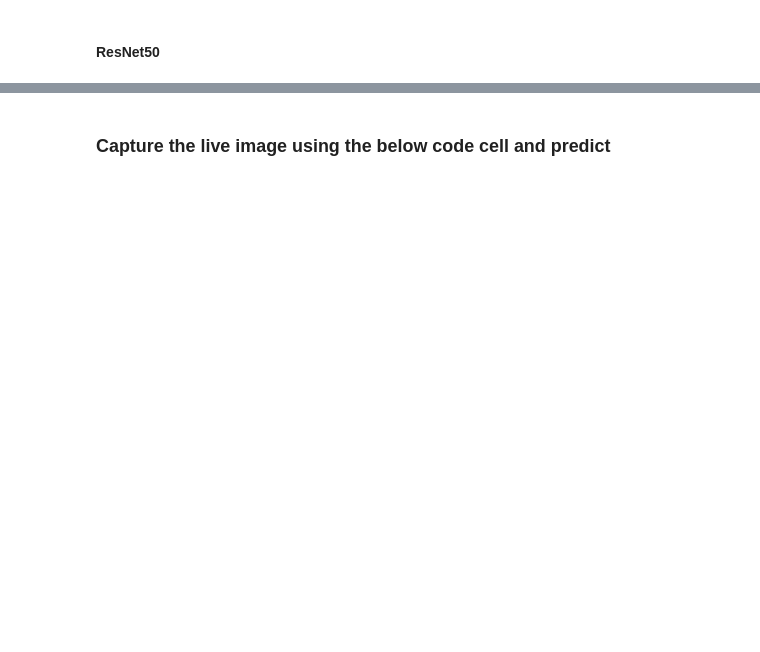
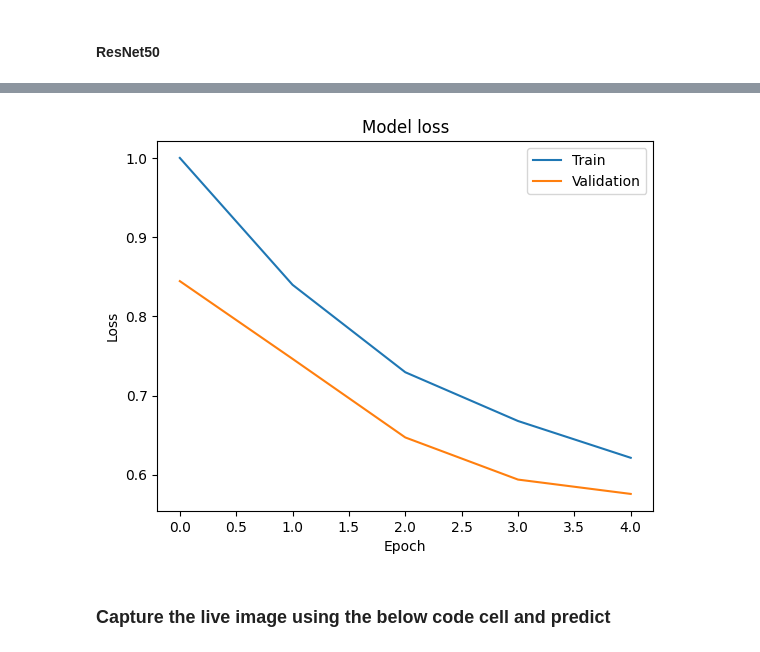
Before and after one commit to vchandraiitk/datascience, a Jupyter notebook: Vikas_M6_NB_MiniProject_2_Face_Mask_Detection.ipynb, the cells around one changed output, grey strips where cells are left out. Drawn from its saved outputs; the diff is of its cells as text; code cells hidden in the pictures; blank space fills up the shorter version.

```diff
--- a/Vikas_M6_NB_MiniProject_2_Face_Mask_Detection.ipynb
+++ b/Vikas_M6_NB_MiniProject_2_Face_Mask_Detection.ipynb
@@ -326,0 +395,29 @@ Task-flow
+# %%
+# Build and compile a sequential model using ResNet50 as the base, with added Dense layers for classification, and display the model summary
+# YOUR CODE HERE
+from tensorflow.keras.layers import GlobalAveragePooling2D # Import GlobalAveragePooling2D from tensorflow.keras.layers
+# Load the ResNet50 model with pre-trained weights
+base_model = ResNet50(weights='imagenet', include_top=False, input_shape=(224, 224, 3))
+
+# Create a Sequential model
+model_resnet = Sequential()
+
+# Add the ResNet50 base model
+model_resnet.add(base_model)
+
+# Add new layers for classification
+model_resnet.add(GlobalAveragePooling2D())
+model_resnet.add(Dense(128, activation='relu'))  # You can adjust the number of units and activation
+model_resnet.add(Dense(3, activation='softmax'))  # 3 classes: with_mask, without_mask, partial_mask
+
+# Freeze the base model layers
+for layer in base_model.layers:
+    layer.trainable = False
+
+# Compile the model
+model_resnet.compile(optimizer='adam',
+                    loss='categorical_crossentropy',
+                    metrics=['accuracy'])
+
+# Display the model summary
+model_resnet.summary()
@@ -327,3 +441,7 @@ Task-flow
 # %%
 # Train the ResNet50-based model for 5 epochs using the training and validation data generators
 # YOUR CODE HERE
+# Train the model
+history_resnet = model_resnet.fit(train_generator,
+                                  epochs=5,
+                                  validation_data=validation_generator)
@@ -330,6 +459,15 @@ Task-flow
 # %%
 # Plot the training and validation loss over epochs
 # YOUR CODE HERE
+plt.plot(history_resnet.history['loss'])
+plt.plot(history_resnet.history['val_loss'])
+plt.title('Model loss')
+plt.ylabel('Loss')
+plt.xlabel('Epoch')
+plt.legend(['Train', 'Validation'], loc='upper right')
+plt.show()
+# %% [output]
+[figure, added]
 # %% [markdown]
 ### Capture the live image using the below code cell and predict
 # %%
```
Also changed, not shown: parts of 29 cells of this notebook.
